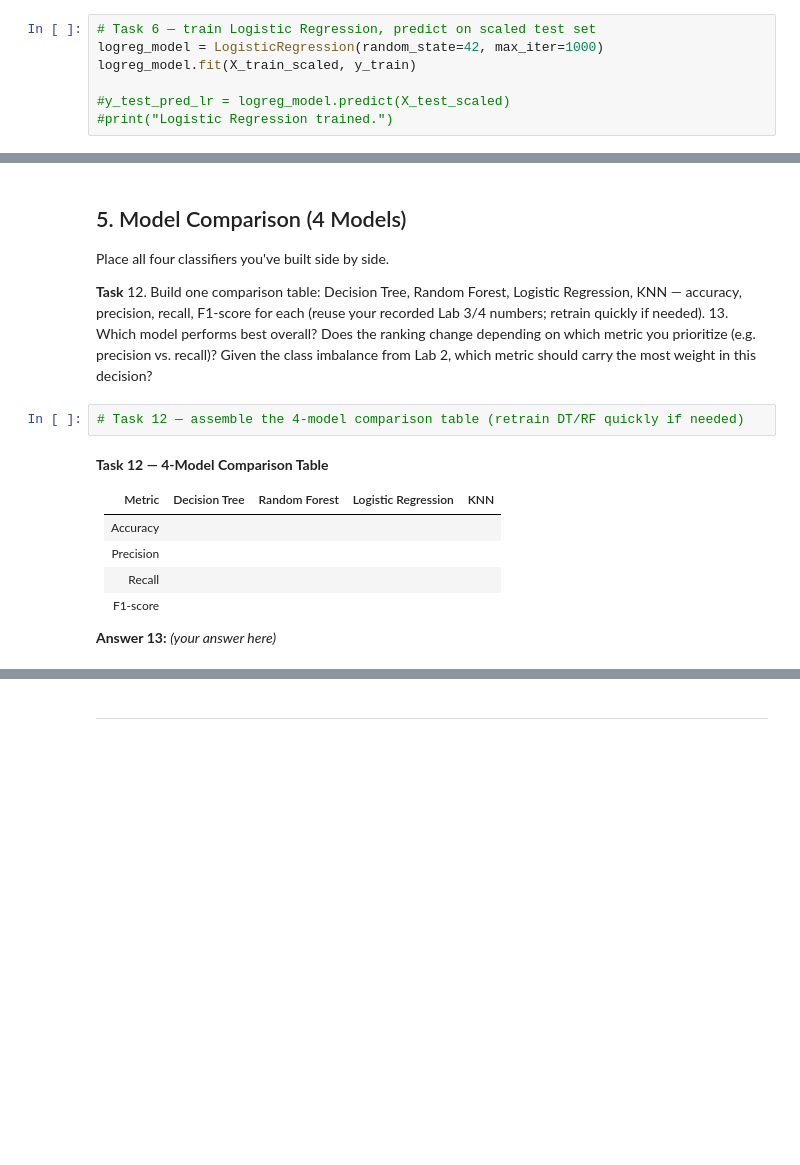
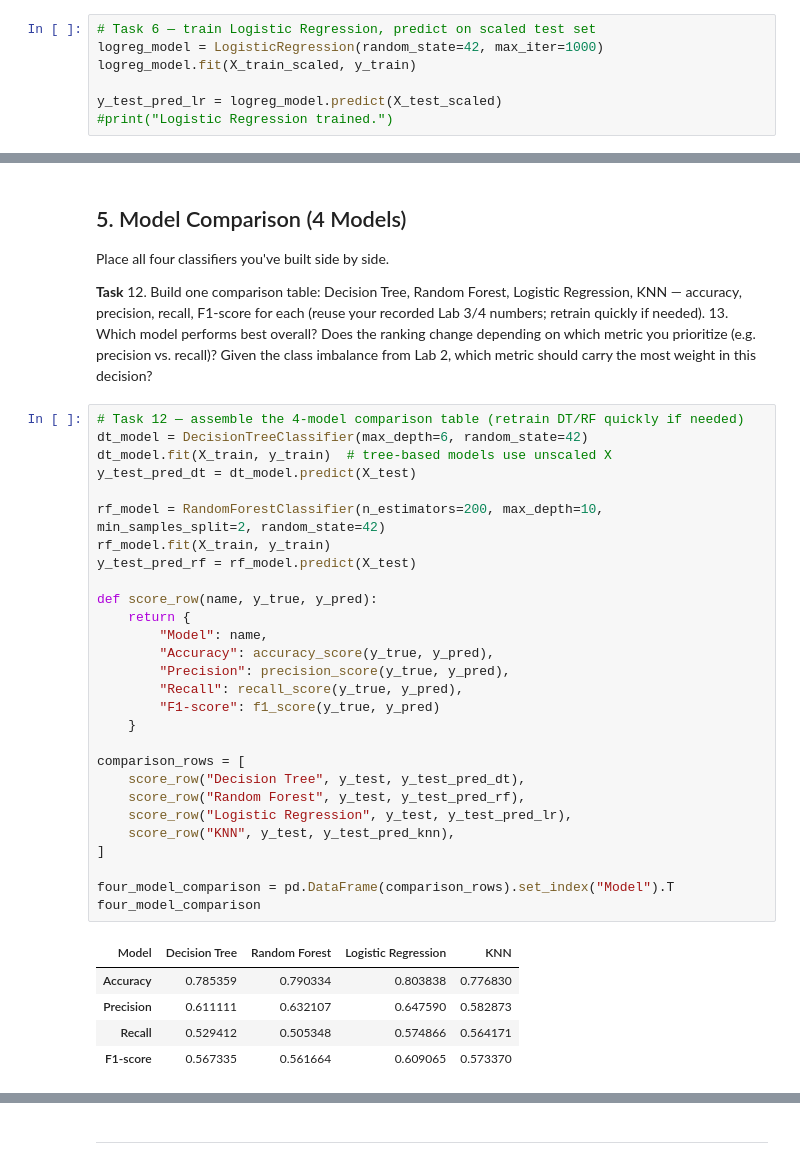
Before and after one commit to msufianchoohan/ml-lab, a Jupyter notebook: LAB 06/Lab6_LogReg_KNN_Template.ipynb, the cells around one changed output, grey strips where cells are left out. Drawn from its saved outputs; the diff is of its cells as text; blank space fills up the shorter version.

```diff
--- a/LAB 06/Lab6_LogReg_KNN_Template.ipynb
+++ b/LAB 06/Lab6_LogReg_KNN_Template.ipynb
@@ -149,5 +149,5 @@ _(your answer here)_
 logreg_model = LogisticRegression(random_state=42, max_iter=1000)
 logreg_model.fit(X_train_scaled, y_train)
 
-#y_test_pred_lr = logreg_model.predict(X_test_scaled)
+y_test_pred_lr = logreg_model.predict(X_test_scaled)
 #print("Logistic Regression trained.")
@@ -290,17 +330,37 @@ Place all four classifiers you've built side by side.
 **Task**
 12. Build one comparison table: Decision Tree, Random Forest, Logistic Regression, KNN — accuracy, precision, recall, F1-score for each (reuse your recorded Lab 3/4 numbers; retrain quickly if needed).
 13. Which model performs best overall? Does the ranking change depending on which metric you prioritize (e.g. precision vs. recall)? Given the class imbalance from Lab 2, which metric should carry the most weight in this decision?
-# %%
-# Task 12 — assemble the 4-model comparison table (retrain DT/RF quickly if needed)
-# %% [markdown]
-**Task 12 — 4-Model Comparison Table**
-
-| Metric | Decision Tree | Random Forest | Logistic Regression | KNN |
-|---|---|---|---|---|
-| Accuracy | | | | |
-| Precision | | | | |
-| Recall | | | | |
-| F1-score | | | | |
-
-**Answer 13:**
-_(your answer here)_
+# %%
+# Task 12 — assemble the 4-model comparison table (retrain DT/RF quickly if needed)
+dt_model = DecisionTreeClassifier(max_depth=6, random_state=42)
+dt_model.fit(X_train, y_train)  # tree-based models use unscaled X
+y_test_pred_dt = dt_model.predict(X_test)
+
+rf_model = RandomForestClassifier(n_estimators=200, max_depth=10, min_samples_split=2, random_state=42)
+rf_model.fit(X_train, y_train)
+y_test_pred_rf = rf_model.predict(X_test)
+
+def score_row(name, y_true, y_pred):
+    return {
+        "Model": name,
+        "Accuracy": accuracy_score(y_true, y_pred),
+        "Precision": precision_score(y_true, y_pred),
+        "Recall": recall_score(y_true, y_pred),
+        "F1-score": f1_score(y_true, y_pred)
+    }
+
+comparison_rows = [
+    score_row("Decision Tree", y_test, y_test_pred_dt),
+    score_row("Random Forest", y_test, y_test_pred_rf),
+    score_row("Logistic Regression", y_test, y_test_pred_lr),
+    score_row("KNN", y_test, y_test_pred_knn),
+]
+
+four_model_comparison = pd.DataFrame(comparison_rows).set_index("Model").T
+four_model_comparison
+# %% [output]
+| Model | Decision Tree | Random Forest | Logistic Regression | KNN |
+| Accuracy | 0.785359 | 0.790334 | 0.803838 | 0.776830 |
+| Precision | 0.611111 | 0.632107 | 0.647590 | 0.582873 |
+| Recall | 0.529412 | 0.505348 | 0.574866 | 0.564171 |
+| F1-score | 0.567335 | 0.561664 | 0.609065 | 0.573370 |
```
Also changed, not shown: parts of 26 cells of this notebook.
